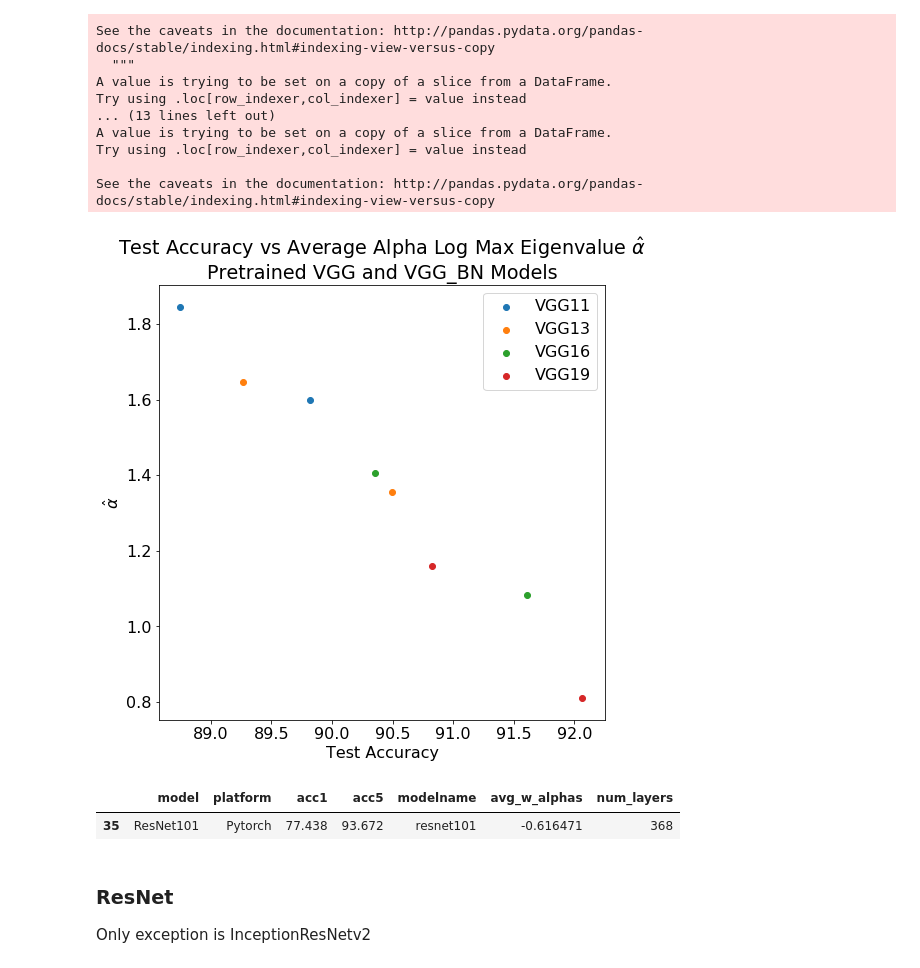
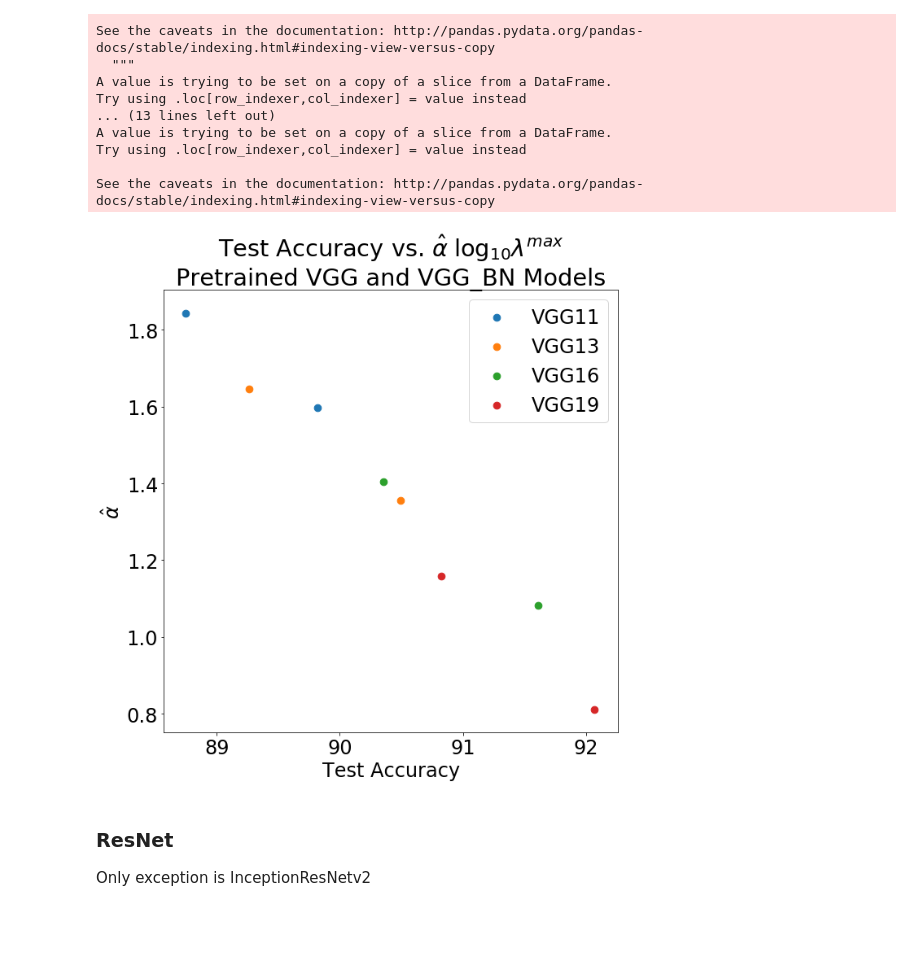
Before and after one commit to CalculatedContent/PredictingTestAccuracies, a Jupyter notebook: pyTorch-models-Accuracies-WeightedAlphas.ipynb, the cells around one changed output. Cells and saved outputs as stored; diff of their text form; code cells hidden in the pictures; blank space fills up the shorter version.

Commit message:
udpating plots

```diff
--- a/pyTorch-models-Accuracies-WeightedAlphas.ipynb
+++ b/pyTorch-models-Accuracies-WeightedAlphas.ipynb
@@ -461,29 +438,30 @@ A value is trying to be set on a copy of a slice from a DataFrame.
 Try using .loc[row_indexer,col_indexer] = value instead
 
 See the caveats in the documentation: http://pandas.pydata.org/pandas-docs/stable/indexing.html#indexing-view-versus-copy
+# %%
+import matplotlib.pyplot as plt
+plt.rcParams['figure.figsize'] = [10,10]
+matplotlib.rcParams.update({'font.size': 24})
+marker_size = 75
+
+title = r"Test Accuracy vs. $\hat{\alpha}\;\log_{10}\lambda^{max}$"+"\nPretrained "
 # %%
-plt.rcParams['figure.figsize'] = [8,8]
 
 
 for mf in [df_vgg11, df_vgg13, df_vgg16, df_vgg19]:
 #for mf in [df_vgg11, df_vgg13]:
     x = mf['acc5'].values
     y = mf['avg_w_alphas'].values
     label = mf['legend'].values[0]
-    plt.scatter(x,y,label=label)
+    plt.scatter(x,y,label=label, s=marker_size)
 
 plt.legend()
-plt.title(r"Test Accuracy vs Average Alpha Log Max Eigenvalue $\hat{\alpha}$"+"\nPretrained VGG and VGG_BN Models")
+plt.title(title+"VGG and VGG_BN Models")
 plt.xlabel(r"Test Accuracy")
 plt.ylabel(r"$\hat{\alpha}$")
 plt.savefig("img/vgg-w_alphas.png")
 # %% [output]
-[figure, old version]
+[figure, new version]
-# %%
-df[df['modelname']=='resnet101']
-# %% [output]
-|  | model | platform | acc1 | acc5 | modelname | avg_w_alphas | num_layers |
-| 35 | ResNet101 | Pytorch | 77.438 | 93.672 | resnet101 | -0.616471 | 368 |
 # %% [markdown]
 ### ResNet
 
```
Also changed, not shown: parts of 8 cells of this notebook, 4 other files.
